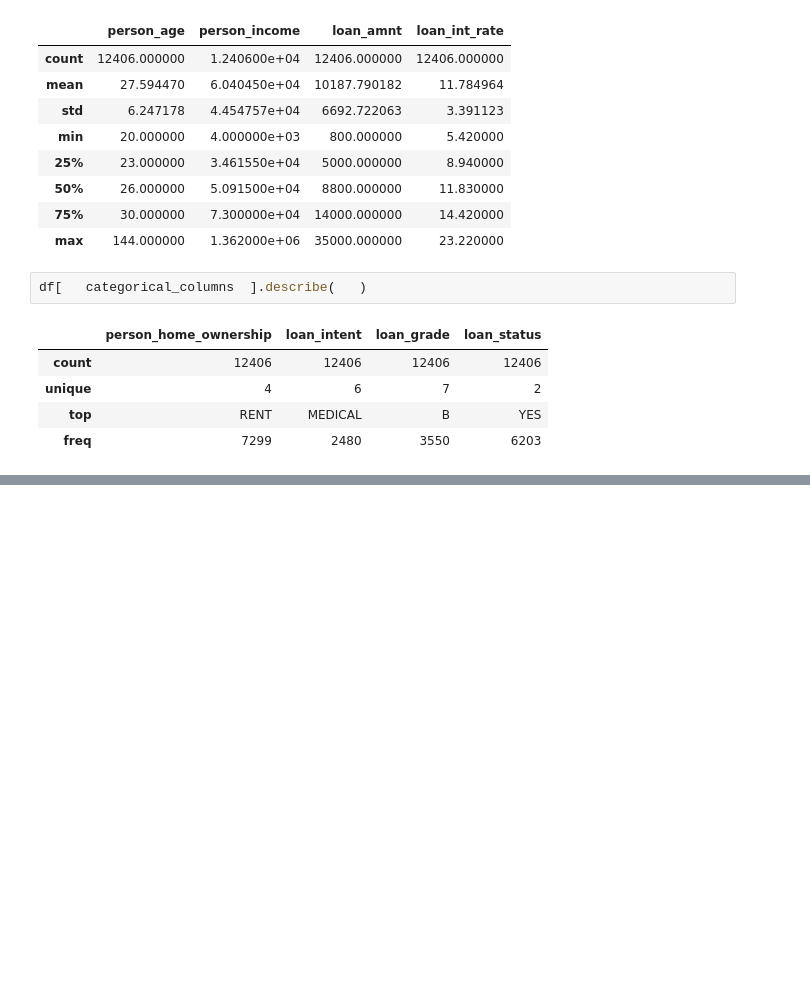
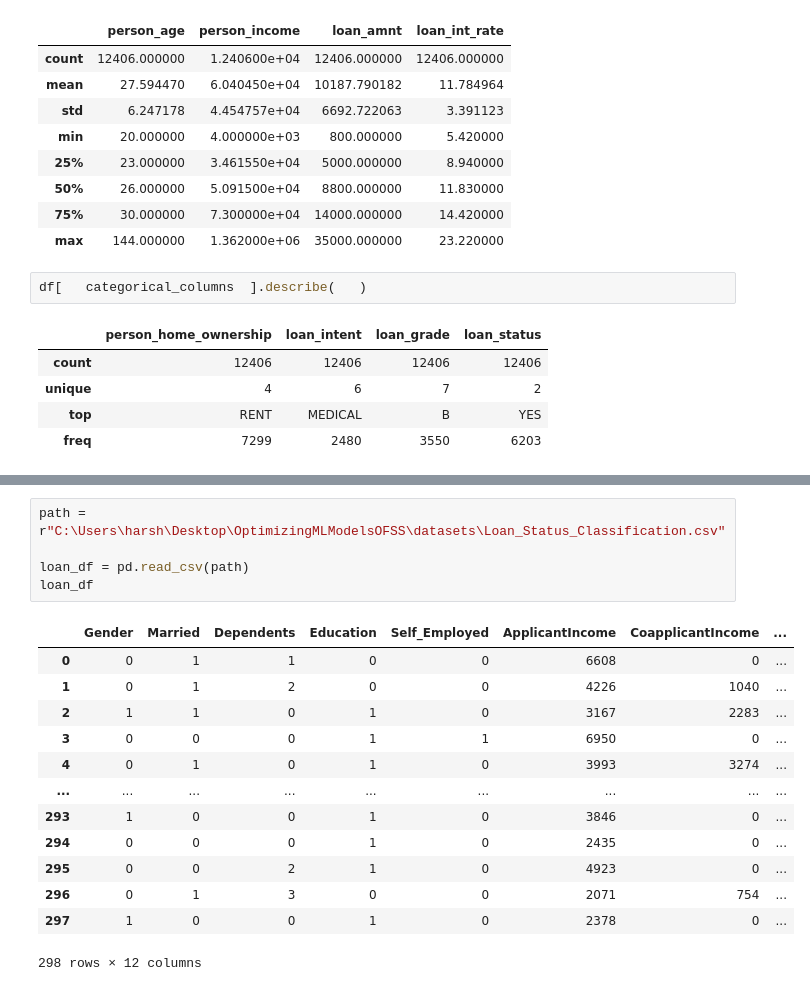
Before and after one commit to DARSHANH-analytics/MLModelOptimizationOFSS, a Jupyter notebook: day1/basics.ipynb, the cells around one changed output, grey strips where cells are left out. Drawn from its saved outputs; the diff is of its cells as text; blank space fills up the shorter version.

```diff
--- a/day1/basics.ipynb
+++ b/day1/basics.ipynb
@@ -116,0 +222,19 @@ df[   categorical_columns  ].describe(   )
+# %%
+path = r"C:\Users\harsh\Desktop\OptimizingMLModelsOFSS\datasets\Loan_Status_Classification.csv"
+
+loan_df = pd.read_csv(path)
+loan_df
+# %% [output]
+|  | Gender | Married | Dependents | Education | Self_Employed | ApplicantIncome | CoapplicantIncome | ... |
+| 0 | 0 | 1 | 1 | 0 | 0 | 6608 | 0 | ... |
+| 1 | 0 | 1 | 2 | 0 | 0 | 4226 | 1040 | ... |
+| 2 | 1 | 1 | 0 | 1 | 0 | 3167 | 2283 | ... |
+| 3 | 0 | 0 | 0 | 1 | 1 | 6950 | 0 | ... |
+| 4 | 0 | 1 | 0 | 1 | 0 | 3993 | 3274 | ... |
+| ... | ... | ... | ... | ... | ... | ... | ... | ... |
+| 293 | 1 | 0 | 0 | 1 | 0 | 3846 | 0 | ... |
+| 294 | 0 | 0 | 0 | 1 | 0 | 2435 | 0 | ... |
+| 295 | 0 | 0 | 2 | 1 | 0 | 4923 | 0 | ... |
+| 296 | 0 | 1 | 3 | 0 | 0 | 2071 | 754 | ... |
+| 297 | 1 | 0 | 0 | 1 | 0 | 2378 | 0 | ... |
+298 rows × 12 columns
```
Also changed, not shown: parts of 25 cells of this notebook, 1 other file.
